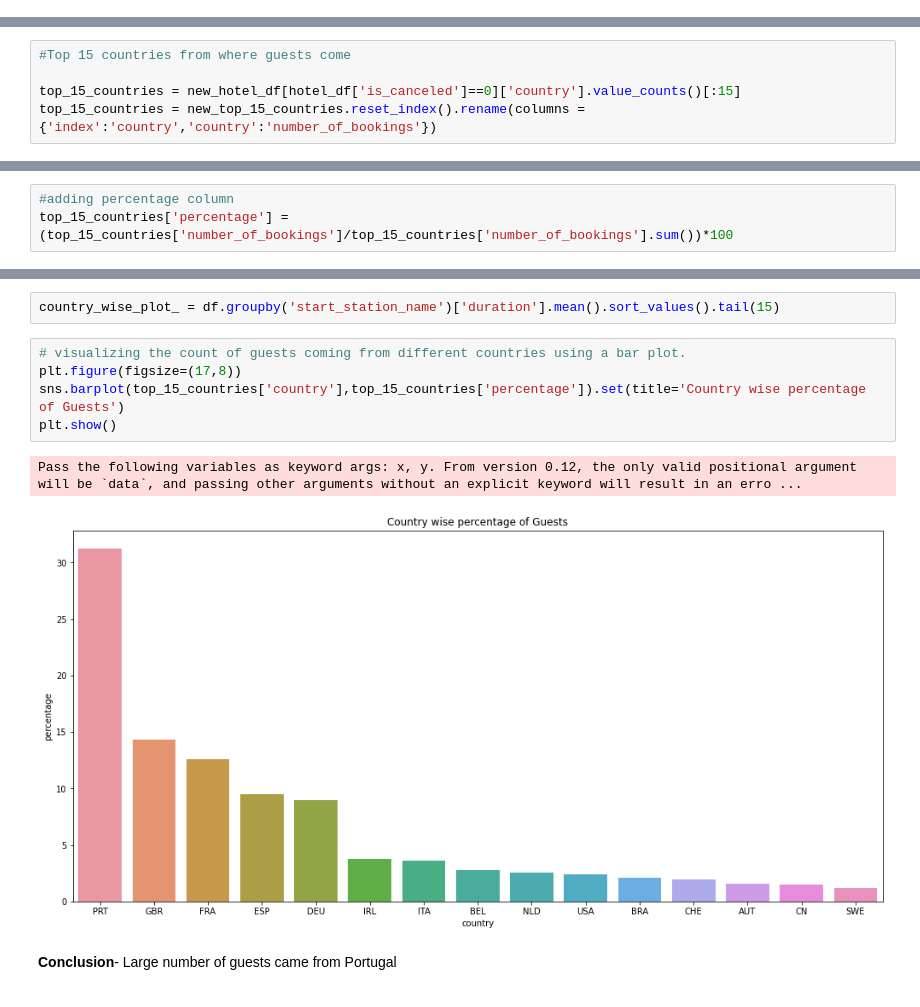
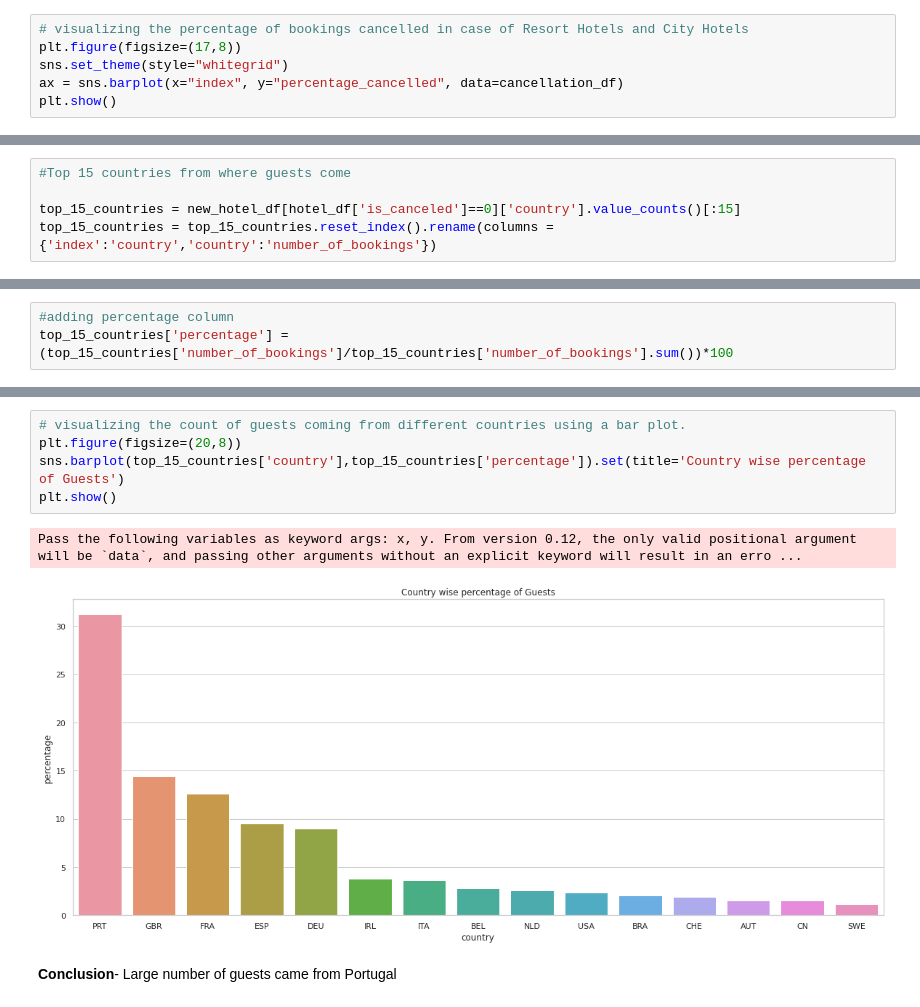
Before and after one commit to omkar123katare/EDA-hotel_bookings, a Jupyter notebook: EDA_hotel_bookings.ipynb, the cells around one changed output, grey strips where cells are left out. Drawn from its saved outputs; the diff is of its cells as text.

```diff
--- a/EDA_hotel_bookings.ipynb
+++ b/EDA_hotel_bookings.ipynb
@@ -323,0 +311,6 @@ fig.show()
+# %%
+# visualizing the percentage of bookings cancelled in case of Resort Hotels and City Hotels
+plt.figure(figsize=(17,8))
+sns.set_theme(style="whitegrid")
+ax = sns.barplot(x="index", y="percentage_cancelled", data=cancellation_df)
+plt.show()
@@ -370,4 +365,4 @@ plt.show()
 #Top 15 countries from where guests come
 
 top_15_countries = new_hotel_df[hotel_df['is_canceled']==0]['country'].value_counts()[:15]
-top_15_countries = new_top_15_countries.reset_index().rename(columns = {'index':'country','country':'number_of_bookings'})
+top_15_countries = top_15_countries.reset_index().rename(columns = {'index':'country','country':'number_of_bookings'})
@@ -396,13 +393,11 @@ top_15_countries
-# %%
-country_wise_plot_ = df.groupby('start_station_name')['duration'].mean().sort_values().tail(15)
 # %%
 # visualizing the count of guests coming from different countries using a bar plot.
-plt.figure(figsize=(17,8))
+plt.figure(figsize=(20,8))
 sns.barplot(top_15_countries['country'],top_15_countries['percentage']).set(title='Country wise percentage of Guests')
 plt.show()
 # %% [output]
 Pass the following variables as keyword args: x, y. From version 0.12, the only valid positional argument will be `data`, and passing other arguments without an explicit keyword will result in an erro ...
-[figure, old version]
+[figure, new version]
 # %% [markdown]
 **Conclusion**-  Large number of guests came from Portugal
 # %% [markdown]
```
Also changed, not shown: parts of 21 cells of this notebook.
